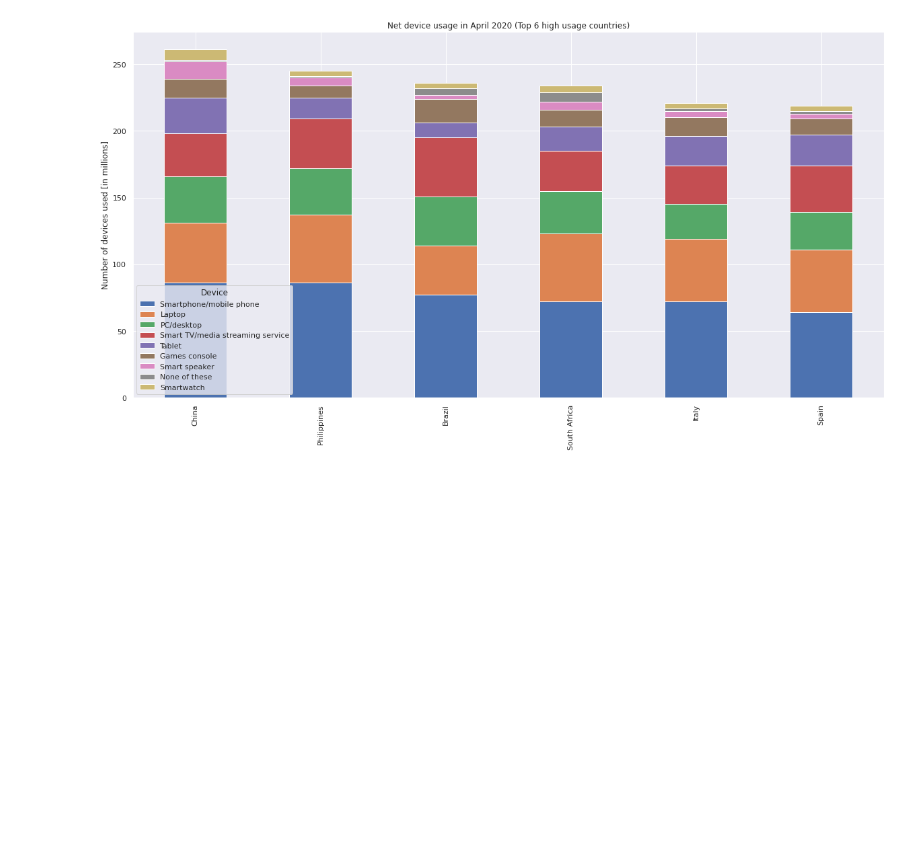
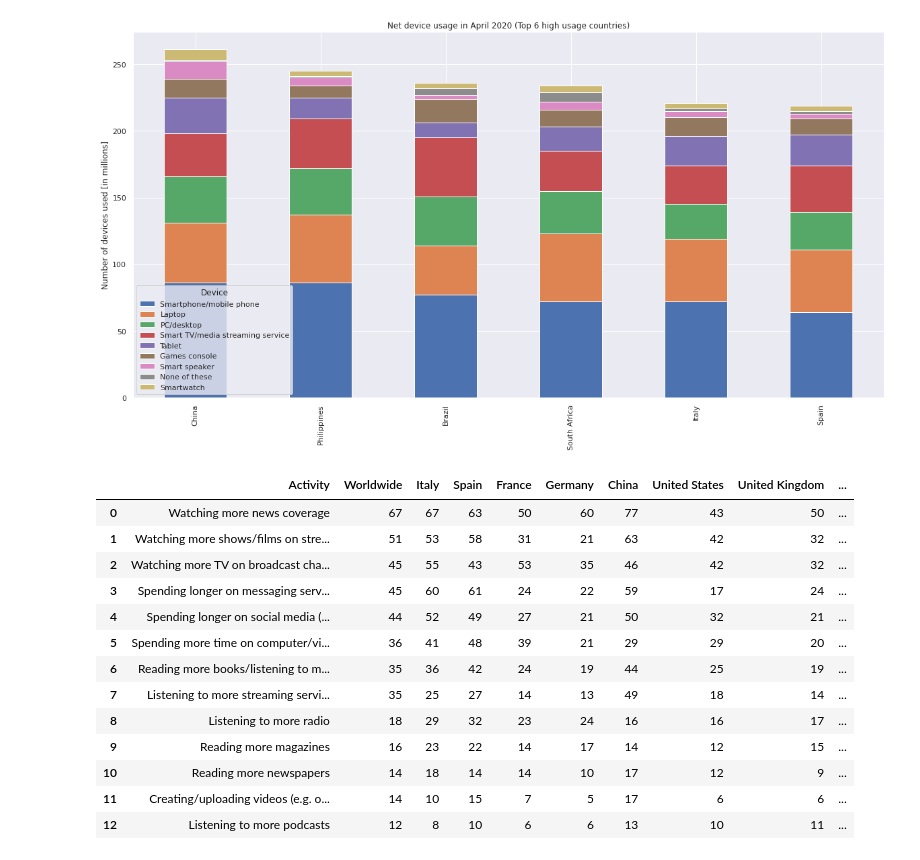
Before and after one commit to newb-dev-1008/CoVID_Entertainment_Impact, a Jupyter notebook: Entertainment_during_CoVID_19.ipynb, the cells around one changed output. Saved outputs shown, nothing was run; the diff lists cells and outputs as text; code cells hidden in the pictures; blank space fills up the shorter version.

```diff
--- a/Entertainment_during_CoVID_19.ipynb
+++ b/Entertainment_during_CoVID_19.ipynb
@@ -566,3 +566,21 @@ req_dev_usage_countries.T.plot(kind = 'bar', stacked = True, figsize = [20,10]).
 [figure]
 # %%
 # In-home media consumption (in-home_media_consumption)
+
+home_media = pd.read_excel('in-home_media_consumption_march_2020.xlsx')
+home_media
+# %% [output]
+|  | Activity | Worldwide | Italy | Spain | France | Germany | China | United States | United Kingdom | ... |
+| 0 | Watching more news coverage | 67 | 67 | 63 | 50 | 60 | 77 | 43 | 50 | ... |
+| 1 | Watching more shows/films on stre... | 51 | 53 | 58 | 31 | 21 | 63 | 42 | 32 | ... |
+| 2 | Watching more TV on broadcast cha... | 45 | 55 | 43 | 53 | 35 | 46 | 42 | 32 | ... |
+| 3 | Spending longer on messaging serv... | 45 | 60 | 61 | 24 | 22 | 59 | 17 | 24 | ... |
+| 4 | Spending longer on social media (... | 44 | 52 | 49 | 27 | 21 | 50 | 32 | 21 | ... |
+| 5 | Spending more time on computer/vi... | 36 | 41 | 48 | 39 | 21 | 29 | 29 | 20 | ... |
+| 6 | Reading more books/listening to m... | 35 | 36 | 42 | 24 | 19 | 44 | 25 | 19 | ... |
+| 7 | Listening to more streaming servi... | 35 | 25 | 27 | 14 | 13 | 49 | 18 | 14 | ... |
+| 8 | Listening to more radio | 18 | 29 | 32 | 23 | 24 | 16 | 16 | 17 | ... |
+| 9 | Reading more magazines | 16 | 23 | 22 | 14 | 17 | 14 | 12 | 15 | ... |
+| 10 | Reading more newspapers | 14 | 18 | 14 | 14 | 10 | 17 | 12 | 9 | ... |
+| 11 | Creating/uploading videos (e.g. o... | 14 | 10 | 15 | 7 | 5 | 17 | 6 | 6 | ... |
+| 12 | Listening to more podcasts | 12 | 8 | 10 | 6 | 6 | 13 | 10 | 11 | ... |
```
Also changed, not shown: parts of 6 cells of this notebook.
